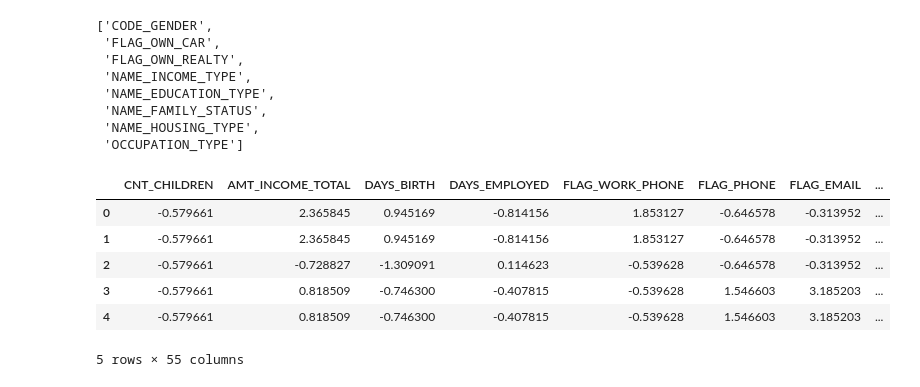
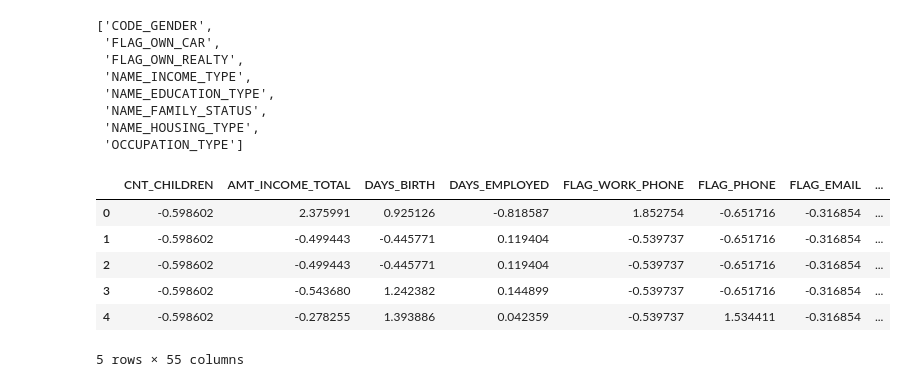
Before and after one commit to manish-cr/CS3244-credit-approval, a Jupyter notebook: code/application_fe.ipynb, the cells around one changed output. Saved outputs shown, nothing was run; the diff lists cells and outputs as text; code cells hidden in the pictures.

```diff
--- a/code/application_fe.ipynb
+++ b/code/application_fe.ipynb
@@ -17,5 +19,6 @@ credit_df = credit_df[['ID', 'Label']]
 # %%
 # Merging application and credit csv based on ID
-df = pd.merge(application_df, credit_df, how="inner", on="ID").loc[:,'ID':]
+train_df = pd.merge(application_df, credit_train, how="inner", on="ID").loc[:,'ID':]
+test_df = pd.merge(application_df, credit_test, how="inner", on="ID").loc[:,'ID':]
 # %%
 # Looking at the types of features
@@ -42,6 +45,9 @@ Label                    int64
 dtype: object
 # %%
 # Separating the data into X and y
-X = df.loc[:, "CODE_GENDER":"CNT_FAM_MEMBERS"]
-y = df["Label"]
+X_train = train_df.loc[:, "CODE_GENDER":"CNT_FAM_MEMBERS"]
+y_train = train_df["Label"]
+
+X_test = test_df.loc[:, "CODE_GENDER":"CNT_FAM_MEMBERS"]
+y_test = test_df["Label"]
 # %%
@@ -59,25 +71,41 @@ X[numeric_col] = features
 # %%
 # Identifying the columns that are of type object
 categorical_col = []
-for names in X.columns:
-  if X[names].dtypes in ['object']:
+for names in X_train.columns:
+  if X_train[names].dtypes in ['object']:
     categorical_col.append(names)
 
-## One Hot Encoding the categorical columns
+## One Hot Encoding the categorical columns (train)
 # Initialize the OneHotEncoder
 encoder = OneHotEncoder(sparse=False, handle_unknown='ignore')
 
 # Fit and transform the specified columns
-encoded_columns = encoder.fit_transform(X[categorical_col])
+encoded_columns = encoder.fit_transform(X_train[categorical_col])
 
 # Create a DataFrame from the one-hot encoded columns
 encoded_df = pd.DataFrame(encoded_columns, columns=encoder.get_feature_names_out(categorical_col))
 
 # Concatenate the one-hot encoded DataFrame with the original DataFrame
-df = pd.concat([X, encoded_df], axis=1)
+X_train = pd.concat([X_train, encoded_df], axis=1)
 
 # Drop the original categorical columns if needed
-df = df.drop(categorical_col, axis=1)
+X_train = X_train.drop(categorical_col, axis=1)
+# %%
+## One Hot Encoding the categorical columns (test)
+# Initialize the OneHotEncoder
+encoder = OneHotEncoder(sparse=False, handle_unknown='ignore')
+
+# Fit and transform the specified columns
+encoded_columns = encoder.fit_transform(X_test[categorical_col])
+
+# Create a DataFrame from the one-hot encoded columns
+encoded_df = pd.DataFrame(encoded_columns, columns=encoder.get_feature_names_out(categorical_col))
+
+# Concatenate the one-hot encoded DataFrame with the original DataFrame
+X_test = pd.concat([X_test, encoded_df], axis=1)
+
+# Drop the original categorical columns if needed
+X_test = X_test.drop(categorical_col, axis=1)
 # %%
 categorical_col
 # %% [output]
@@ -101,12 +129,12 @@ categorical_col
 
 # df = X
 # %%
-df.head()
+X_test.head()
 # %% [output]
 |  | CNT_CHILDREN | AMT_INCOME_TOTAL | DAYS_BIRTH | DAYS_EMPLOYED | FLAG_WORK_PHONE | FLAG_PHONE | FLAG_EMAIL | ... |
-| 0 | -0.579661 | 2.365845 | 0.945169 | -0.814156 | 1.853127 | -0.646578 | -0.313952 | ... |
-| 1 | -0.579661 | 2.365845 | 0.945169 | -0.814156 | 1.853127 | -0.646578 | -0.313952 | ... |
-| 2 | -0.579661 | -0.728827 | -1.309091 | 0.114623 | -0.539628 | -0.646578 | -0.313952 | ... |
-| 3 | -0.579661 | 0.818509 | -0.746300 | -0.407815 | -0.539628 | 1.546603 | 3.185203 | ... |
-| 4 | -0.579661 | 0.818509 | -0.746300 | -0.407815 | -0.539628 | 1.546603 | 3.185203 | ... |
+| 0 | -0.598602 | 2.375991 | 0.925126 | -0.818587 | 1.852754 | -0.651716 | -0.316854 | ... |
+| 1 | -0.598602 | -0.499443 | -0.445771 | 0.119404 | -0.539737 | -0.651716 | -0.316854 | ... |
+| 2 | -0.598602 | -0.499443 | -0.445771 | 0.119404 | -0.539737 | -0.651716 | -0.316854 | ... |
+| 3 | -0.598602 | -0.543680 | 1.242382 | 0.144899 | -0.539737 | -0.651716 | -0.316854 | ... |
+| 4 | -0.598602 | -0.278255 | 1.393886 | 0.042359 | -0.539737 | 1.534411 | -0.316854 | ... |
 5 rows × 55 columns
```
Also changed, not shown: parts of 7 cells of this notebook.
